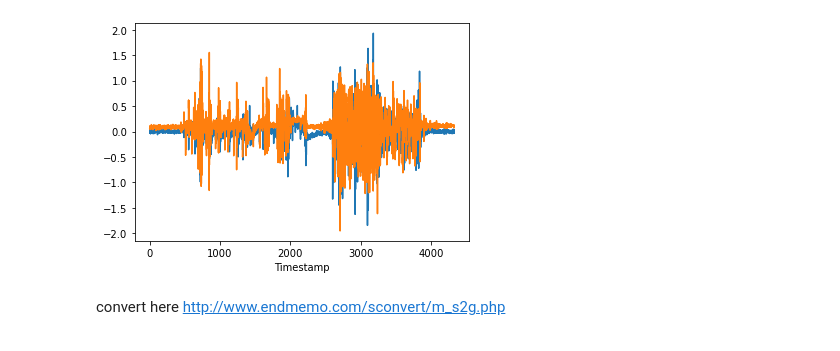
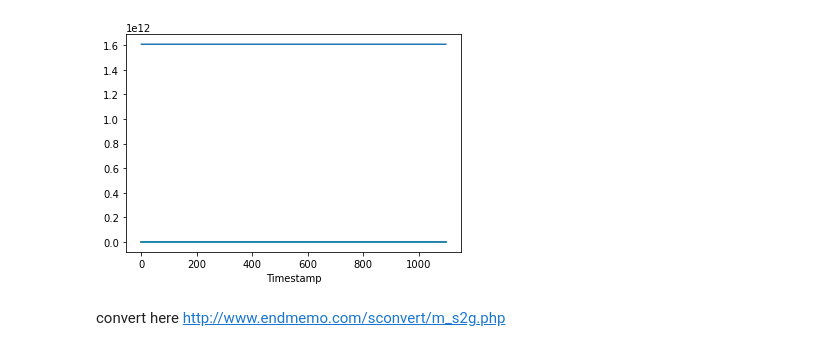
Before and after one commit to wianoski/lcs-bridge, a Jupyter notebook: RTU/fix_RTU01/rec acc/rec acc.ipynb, the cells around one changed output. Drawn from its saved outputs; the diff is of its cells as text; code cells hidden in the pictures.

Commit message:
strain again

```diff
--- a/RTU/fix_RTU01/rec acc/rec acc.ipynb
+++ b/RTU/fix_RTU01/rec acc/rec acc.ipynb
@@ -1,19 +1,19 @@
 # %%
 from matplotlib import pyplot as plt
 from matplotlib import style
 
 from numpy import genfromtxt
 
-data = genfromtxt('test1_3/test3.csv',delimiter=',')
+data = genfromtxt('6-02_12_2020-strain12.csv',delimiter=',')
 
 plt.plot(data)
 
 
 plt.xlabel('Timestamp')
 
 plt.show()
 # %% [output]
-[figure, old version]
+[figure, new version]
 # %% [markdown]
 convert here
 http://www.endmemo.com/sconvert/m_s2g.php
```
Also changed, not shown: parts of 1 cell of this notebook, 2 other files.
